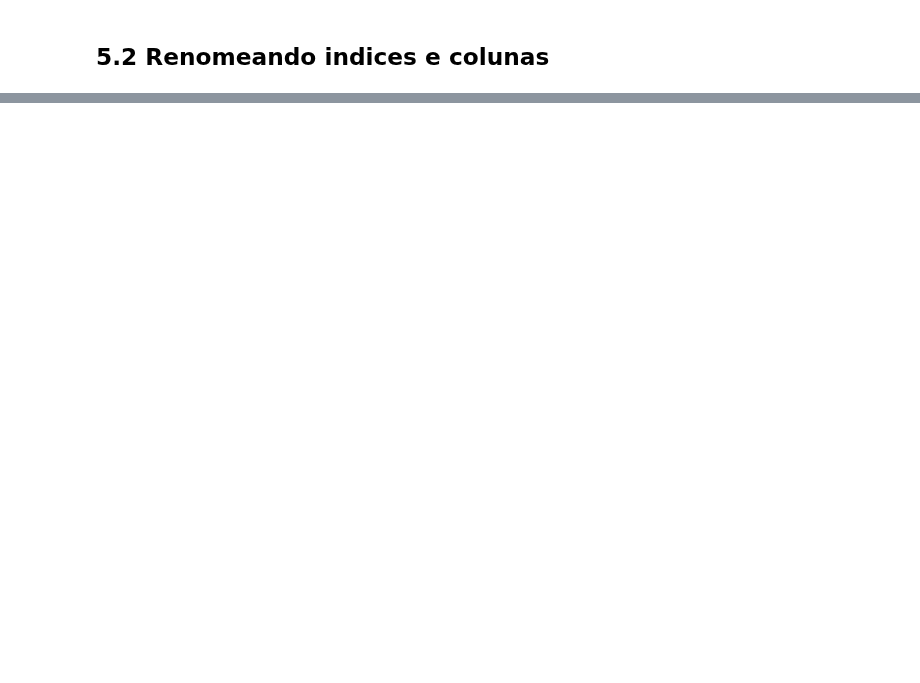
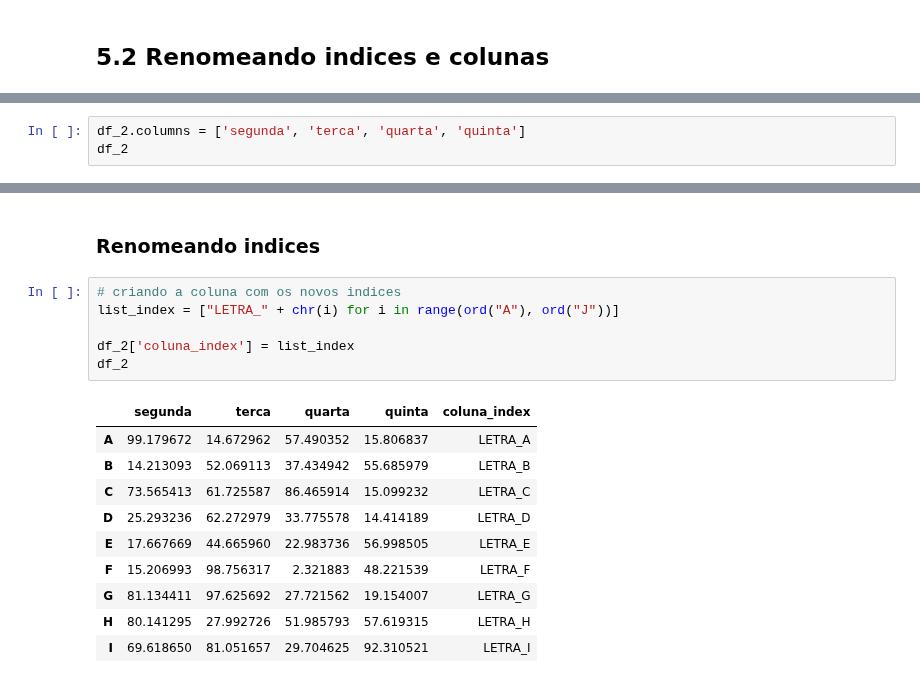
Before and after one commit to RaphaelfsOliveira/DataScience, a Jupyter notebook: EBAC Curso Ciência de Dados/Cientista de Dados/modulo_5_limpeza_e_preparacao_de_dados.ipynb, the cells around one changed output, grey strips where cells are left out. Drawn from its saved outputs; the diff is of its cells as text; blank space fills up the shorter version.

```diff
--- a/EBAC Curso Ciência de Dados/Cientista de Dados/modulo_5_limpeza_e_preparacao_de_dados.ipynb
+++ b/EBAC Curso Ciência de Dados/Cientista de Dados/modulo_5_limpeza_e_preparacao_de_dados.ipynb
@@ -383,0 +392,3 @@ dtype: object
+# %%
+df_2.columns = ['segunda', 'terca', 'quarta', 'quinta']
+df_2
@@ -383,0 +406,19 @@ dtype: object
+# %% [markdown]
+### Renomeando indices
+# %%
+# criando a coluna com os novos indices
+list_index = ["LETRA_" + chr(i) for i in range(ord("A"), ord("J"))]
+
+df_2['coluna_index'] = list_index
+df_2
+# %% [output]
+|  | segunda | terca | quarta | quinta | coluna_index |
+| A | 99.179672 | 14.672962 | 57.490352 | 15.806837 | LETRA_A |
+| B | 14.213093 | 52.069113 | 37.434942 | 55.685979 | LETRA_B |
+| C | 73.565413 | 61.725587 | 86.465914 | 15.099232 | LETRA_C |
+| D | 25.293236 | 62.272979 | 33.775578 | 14.414189 | LETRA_D |
+| E | 17.667669 | 44.665960 | 22.983736 | 56.998505 | LETRA_E |
+| F | 15.206993 | 98.756317 | 2.321883 | 48.221539 | LETRA_F |
+| G | 81.134411 | 97.625692 | 27.721562 | 19.154007 | LETRA_G |
+| H | 80.141295 | 27.992726 | 51.985793 | 57.619315 | LETRA_H |
+| I | 69.618650 | 81.051657 | 29.704625 | 92.310521 | LETRA_I |
```
Also changed, not shown: parts of 28 cells of this notebook.
